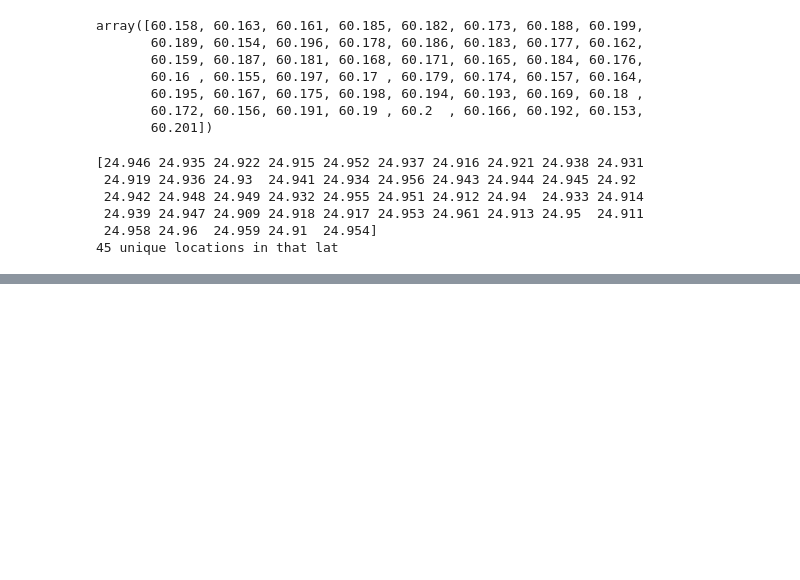
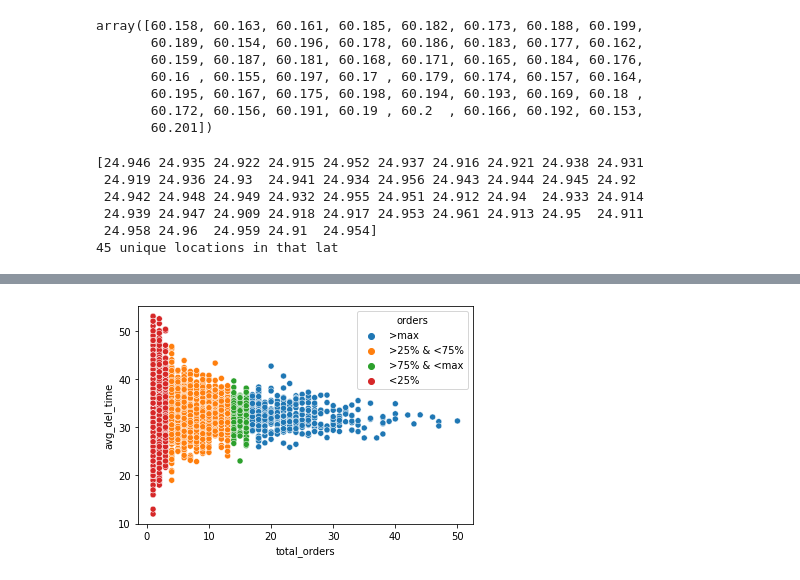
Before and after one commit to dmuiruri/woltorders, a Jupyter notebook: WoltProject.ipynb, the cells around one changed output, grey strips where cells are left out. Drawn from its saved outputs; the diff is of its cells as text; code cells hidden in the pictures; blank space fills up the shorter version.

```diff
--- a/WoltProject.ipynb
+++ b/WoltProject.ipynb
@@ -279,0 +237,36 @@ Name: total_orders, Length: 2045, dtype: object
+# %%
+# Total Orders
+q_o = np.quantile(resdf['total_orders'], [0.25, 0.5, 0.75])
+min_o = 1-1.5*(q_o[2]-q_o[0])
+max_o = 1+1.5*(q_o[2]-q_o[0])
+def assign_class_orders(val):
+    if val < min_o:
+        return '<min'.format(min_o)
+    elif((val > min_o) & (val <= q_o[0])):
+        return '<25%'.format(q_o[0])
+    elif((val > q_o[0]) & (val <= q_o[2])):
+        return '>25% & <75%'.format(q_o[0], q_o[2])
+    elif((val > q_o[2]) & (val <= max_o)):
+        return '>75% & <max'.format(q_o[2], max_o)
+    elif(val > max_o):
+        return '>max'.format(max_o)
+
+# Total items
+q_i = np.quantile(resdf['total_items'], [0.25, 0.5, 0.75])
+min_i = 1-1.5*(q_i[2]-q_i[0])
+max_i = 1+1.5*(q_i[2]-q_i[0])
+
+def assign_class_items(val):
+    if val < min_i:
+        return '<min'.format(min_i)
+    elif((val > min_i) & (val <= q_i[0])):
+        return '<25%'.format(q_i[0])
+    elif((val > q_i[0]) & (val <= q_i[2])):
+        return '>25% & <75%'.format(q_i[0], q_i[2])
+    elif((val > q_i[2]) & (val <= max_i)):
+        return '>75% & <max'.format(q_i[2], max_i)
+    elif(val > max_i):
+        return '>max'.format(max_i)
+
+resdf['orders'] = resdf['total_orders'].map(assign_class_orders)
+resdf['items'] = resdf['total_items'].map(assign_class_items)
@@ -279,0 +296,7 @@ Name: total_orders, Length: 2045, dtype: object
+# %%
+# Delivery time and number of orders (Number of orders and Delivery minutes)
+
+# Delivery time and number of items (Item count vs Delivery minutes)
+_ = sns.scatterplot(data=resdf, x='total_orders', y='avg_del_time', hue='orders')
+# %% [output]
+[figure, added]
```
Also changed, not shown: parts of 53 cells of this notebook, 1 other file.
